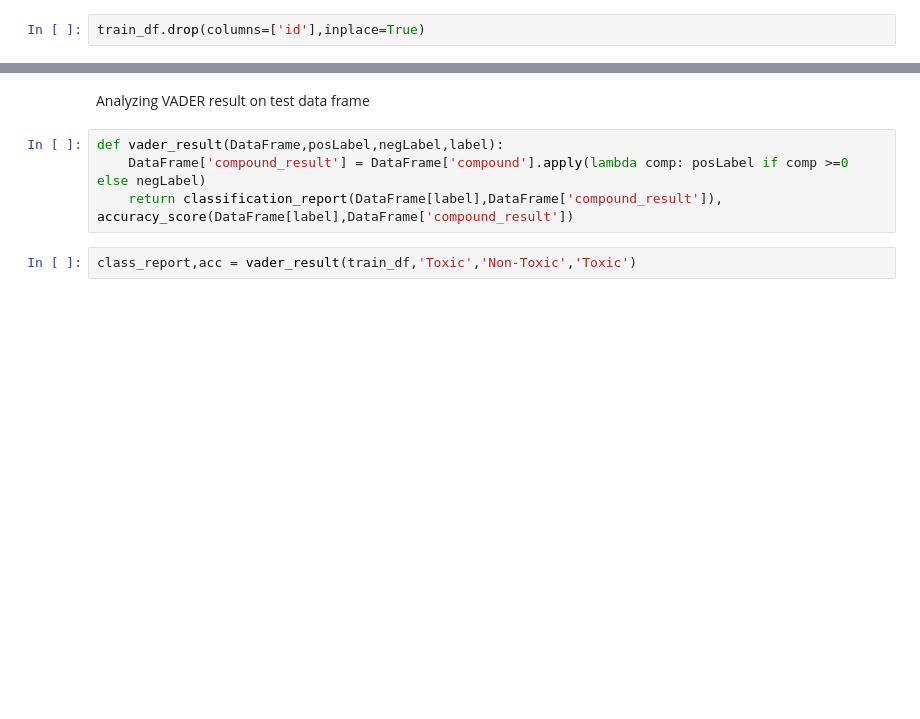
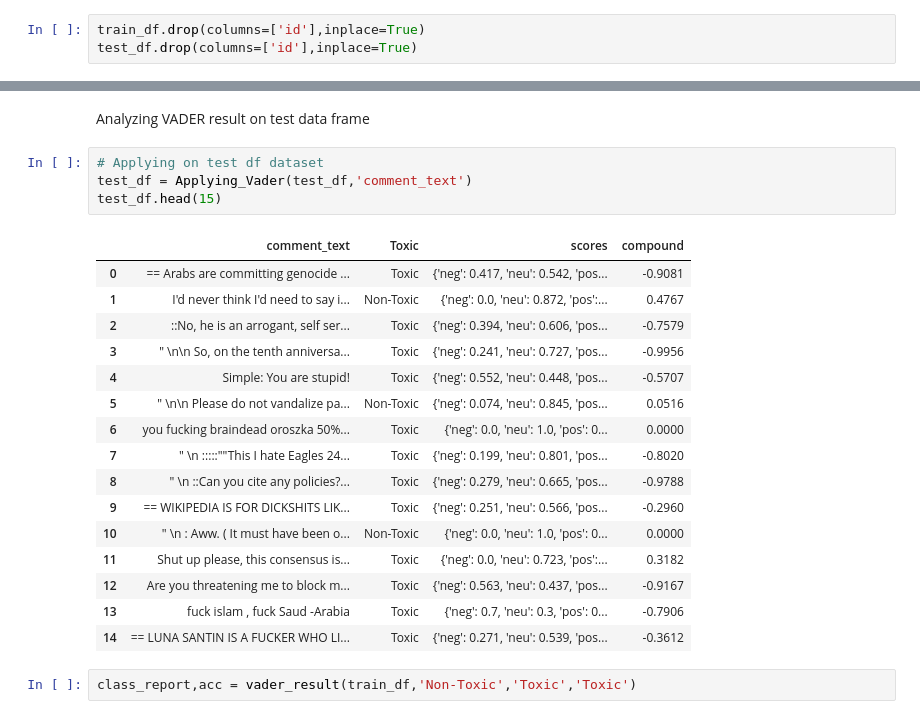
Before and after one commit to RichardeLira/Python-IA-Dell-Lead-, a Jupyter notebook: Final/AF.ipynb, the cells around one changed output, grey strips where cells are left out. Cells and saved outputs as stored; diff of their text form; blank space fills up the shorter version.

```diff
--- a/Final/AF.ipynb
+++ b/Final/AF.ipynb
@@ -75,3 +119,4 @@ Name: Toxic, dtype: int64
 Removing ID
 # %%
 train_df.drop(columns=['id'],inplace=True)
+test_df.drop(columns=['id'],inplace=True)
@@ -146,11 +254,28 @@ train_df.head(15)
 # %% [markdown]
 Analyzing VADER result on test data frame
-# %%
-def vader_result(DataFrame,posLabel,negLabel,label):
-    DataFrame['compound_result'] = DataFrame['compound'].apply(lambda comp: posLabel if comp >=0 else negLabel)
-    return classification_report(DataFrame[label],DataFrame['compound_result']), accuracy_score(DataFrame[label],DataFrame['compound_result'])
+# %%
+# Applying on test df dataset
+test_df = Applying_Vader(test_df,'comment_text')
+test_df.head(15)
+# %% [output]
+|  | comment_text | Toxic | scores | compound |
+| 0 | == Arabs are committing genocide ... | Toxic | {'neg': 0.417, 'neu': 0.542, 'pos... | -0.9081 |
+| 1 | I'd never think I'd need to say i... | Non-Toxic | {'neg': 0.0, 'neu': 0.872, 'pos':... | 0.4767 |
+| 2 | ::No, he is an arrogant, self ser... | Toxic | {'neg': 0.394, 'neu': 0.606, 'pos... | -0.7579 |
+| 3 | " \n\n So, on the tenth anniversa... | Toxic | {'neg': 0.241, 'neu': 0.727, 'pos... | -0.9956 |
+| 4 | Simple: You are stupid! | Toxic | {'neg': 0.552, 'neu': 0.448, 'pos... | -0.5707 |
+| 5 | " \n\n Please do not vandalize pa... | Non-Toxic | {'neg': 0.074, 'neu': 0.845, 'pos... | 0.0516 |
+| 6 | you fucking braindead oroszka 50%... | Toxic | {'neg': 0.0, 'neu': 1.0, 'pos': 0... | 0.0000 |
+| 7 | " \n :::::""This I hate Eagles 24... | Toxic | {'neg': 0.199, 'neu': 0.801, 'pos... | -0.8020 |
+| 8 | " \n ::Can you cite any policies?... | Toxic | {'neg': 0.279, 'neu': 0.665, 'pos... | -0.9788 |
+| 9 | == WIKIPEDIA IS FOR DICKSHITS LIK... | Toxic | {'neg': 0.251, 'neu': 0.566, 'pos... | -0.2960 |
+| 10 | " \n : Aww. ( It must have been o... | Non-Toxic | {'neg': 0.0, 'neu': 1.0, 'pos': 0... | 0.0000 |
+| 11 | Shut up please, this consensus is... | Toxic | {'neg': 0.0, 'neu': 0.723, 'pos':... | 0.3182 |
+| 12 | Are you threatening me to block m... | Toxic | {'neg': 0.563, 'neu': 0.437, 'pos... | -0.9167 |
+| 13 | fuck islam , fuck Saud -Arabia | Toxic | {'neg': 0.7, 'neu': 0.3, 'pos': 0... | -0.7906 |
+| 14 | == LUNA SANTIN IS A FUCKER WHO LI... | Toxic | {'neg': 0.271, 'neu': 0.539, 'pos... | -0.3612 |
 # %%
-class_report,acc = vader_result(train_df,'Toxic','Non-Toxic','Toxic')
+class_report,acc = vader_result(train_df,'Non-Toxic','Toxic','Toxic')
 # %%
 print('Accuracy Score result: ', acc)
 print(class_report)
```
Also changed, not shown: parts of 25 cells of this notebook, 2 other files.
